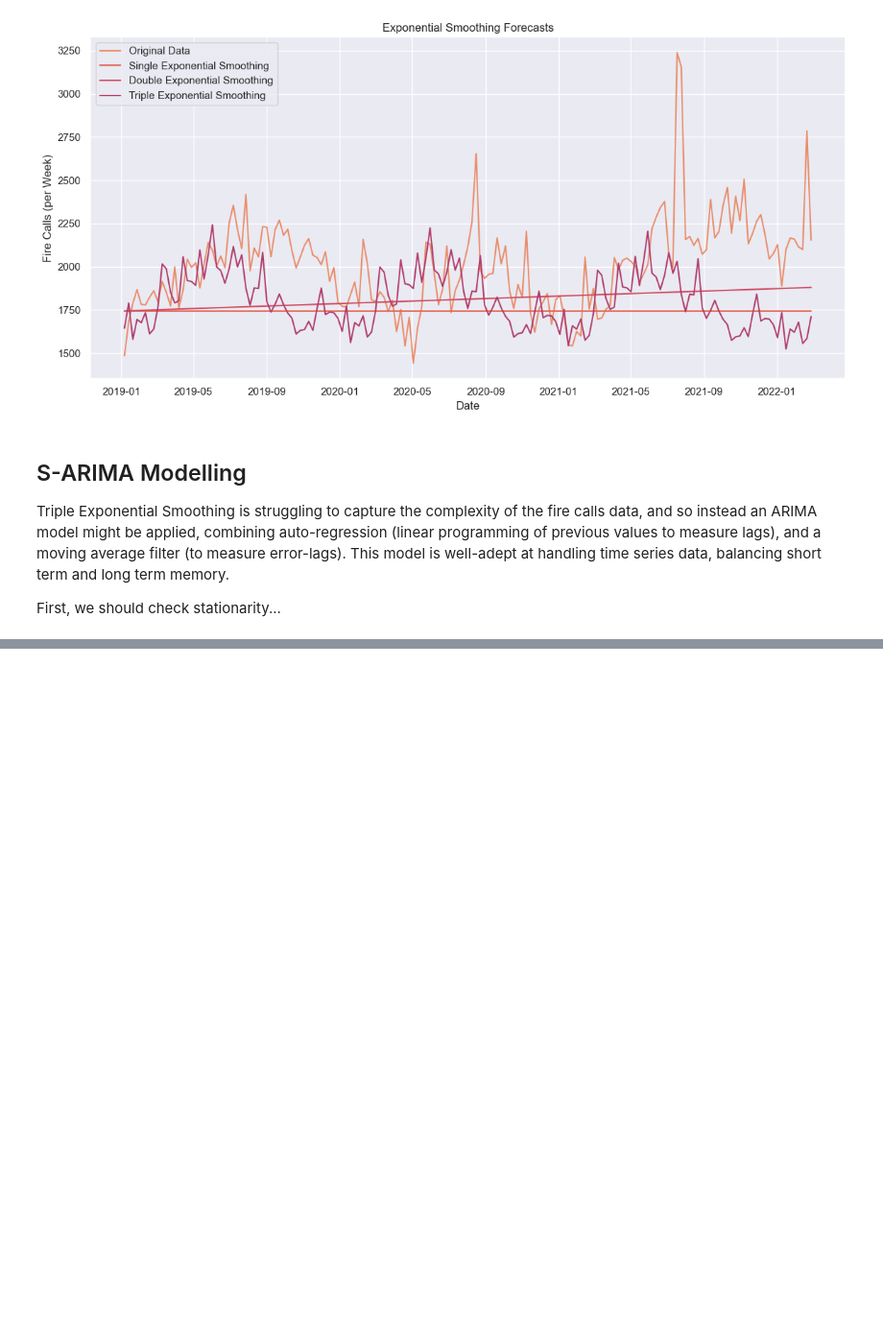
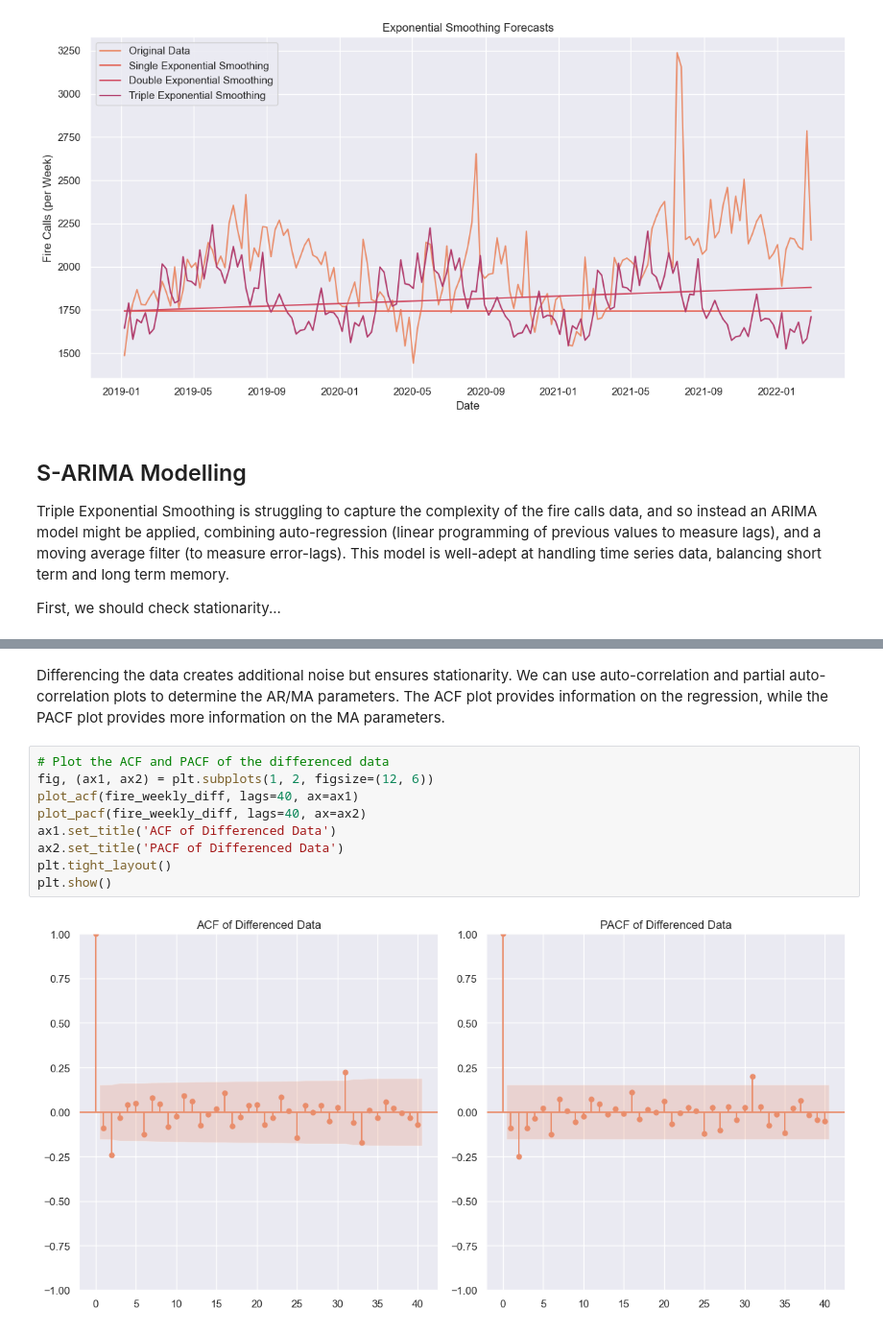
Before and after one commit to Conall66/London_Fire_Forecasting, a Jupyter notebook: Predictive_fire_outbreaks.ipynb, the cells around one changed output, grey strips where cells are left out. Shown at 96% size. Drawn from its saved outputs; the diff is of its cells as text; blank space fills up the shorter version.

```diff
--- a/Predictive_fire_outbreaks.ipynb
+++ b/Predictive_fire_outbreaks.ipynb
@@ -577,0 +611,13 @@ The time series is not stationary.
+# %% [markdown]
+Differencing the data creates additional noise but ensures stationarity. We can use auto-correlation and partial auto-correlation plots to determine the AR/MA parameters. The ACF plot provides information on the regression, while the PACF plot provides more information on the MA parameters.
+# %%
+# Plot the ACF and PACF of the differenced data
+fig, (ax1, ax2) = plt.subplots(1, 2, figsize=(12, 6))
+plot_acf(fire_weekly_diff, lags=40, ax=ax1)
+plot_pacf(fire_weekly_diff, lags=40, ax=ax2)
+ax1.set_title('ACF of Differenced Data')
+ax2.set_title('PACF of Differenced Data')
+plt.tight_layout()
+plt.show()
+# %% [output]
+[figure, added]
```
Also changed, not shown: parts of 12 cells of this notebook, 2 other files.
